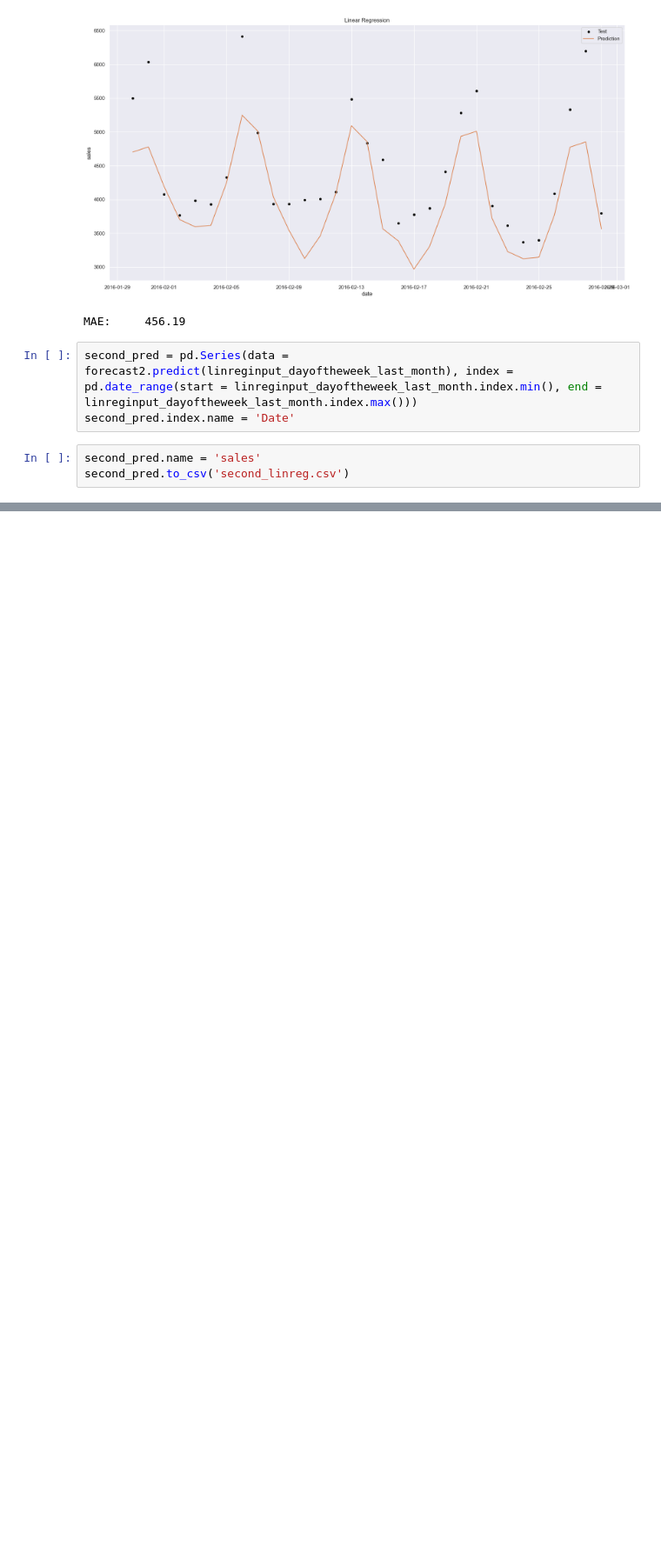
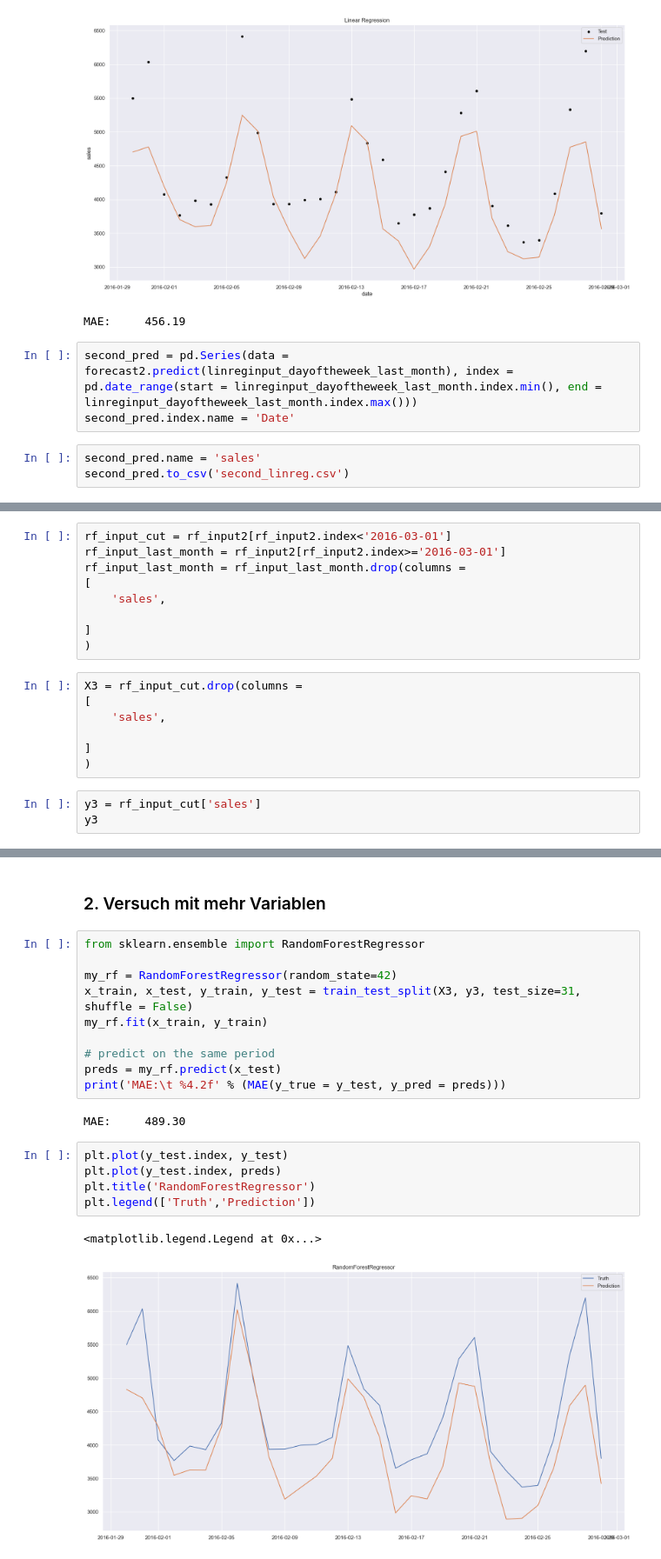
Before and after one commit to EdwinUe/BAB_WS22-23, a Jupyter notebook: Code/003BusinessAnalyticsBProjekt.ipynb, the cells around one changed output, grey strips where cells are left out. Shown at 87% size. Saved outputs shown, nothing was run; the diff lists cells and outputs as text; blank space fills up the shorter version.

```diff
--- a/Code/003BusinessAnalyticsBProjekt.ipynb
+++ b/Code/003BusinessAnalyticsBProjekt.ipynb
@@ -616,0 +809,19 @@ second_pred.to_csv('second_linreg.csv')
+# %%
+rf_input_cut = rf_input2[rf_input2.index<'2016-03-01']
+rf_input_last_month = rf_input2[rf_input2.index>='2016-03-01']
+rf_input_last_month = rf_input_last_month.drop(columns =
+[
+    'sales',
+
+]
+)
+# %%
+X3 = rf_input_cut.drop(columns =
+[
+    'sales',
+
+]
+)
+# %%
+y3 = rf_input_cut['sales']
+y3
@@ -616,0 +889,22 @@ second_pred.to_csv('second_linreg.csv')
+# %% [markdown]
+### 2. Versuch mit mehr Variablen
+# %%
+from sklearn.ensemble import RandomForestRegressor
+
+my_rf = RandomForestRegressor(random_state=42)
+x_train, x_test, y_train, y_test = train_test_split(X3, y3, test_size=31, shuffle = False)
+my_rf.fit(x_train, y_train)
+
+# predict on the same period
+preds = my_rf.predict(x_test)
+print('MAE:\t %4.2f' % (MAE(y_true = y_test, y_pred = preds)))
+# %% [output]
+MAE:     489.30
+# %%
+plt.plot(y_test.index, y_test)
+plt.plot(y_test.index, preds)
+plt.title('RandomForestRegressor')
+plt.legend(['Truth','Prediction'])
+# %% [output]
+<matplotlib.legend.Legend at 0x...>
+[figure, added]
```
Also changed, not shown: parts of 26 cells of this notebook, 1 other file.
